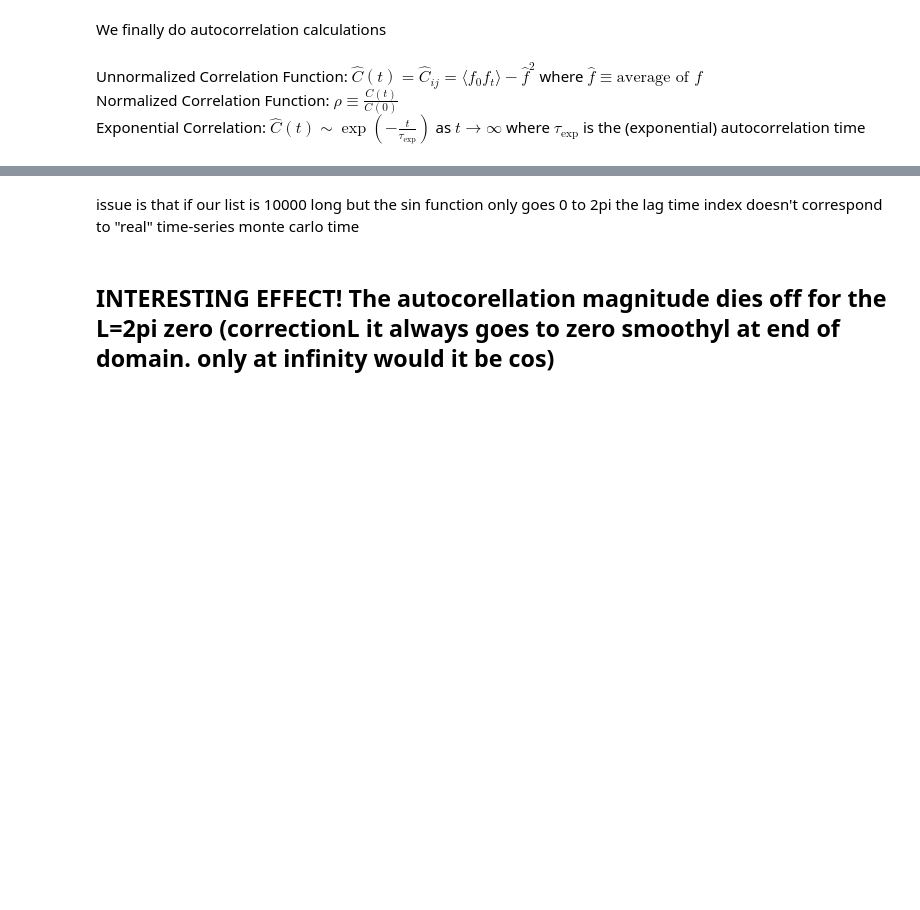
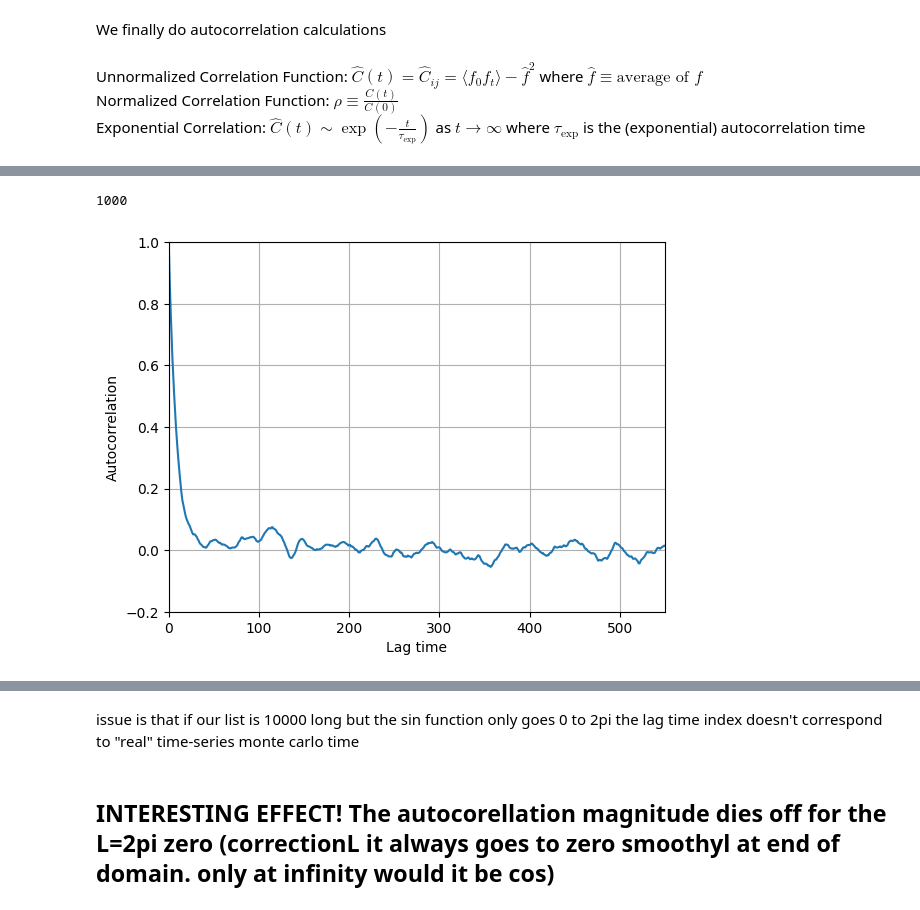
Before and after one commit to noahchanoah/thesis, a Jupyter notebook: Fising.ipynb, the cells around one changed output, grey strips where cells are left out. Saved outputs shown, nothing was run; the diff lists cells and outputs as text; code cells hidden in the pictures; blank space fills up the shorter version.

```diff
--- a/Fising.ipynb
+++ b/Fising.ipynb
@@ -892,0 +986,27 @@ def autoCorFIX(lagTime: int, timeSeriesData: list) -> float:
+# %%
+autoCor(499, avgMags)
+len(avgMags)
+# %% [output]
+1000
+# %%
+#might need to get rid of abs to see autocorrlation breaking. for lag times close to L, the autocor is wrong
+size = 32
+lat = initLattice(size,True)
+mTimeSeries = MetropolisSweeping(lat, 2.3, 50000)
+
+zeroLag = autoCor(0,mTimeSeries)
+arr = np.arange(int(len(mTimeSeries)/4))
+tsAcArr = [autoCor(t,mTimeSeries)/zeroLag for t in arr]
+
+
+plt.xlim(0,550)
+plt.ylim(-0.2,1)
+# #plt.plot(metSteps, avgMags)
+plt.plot(arr, tsAcArr)
+# plt.xlabel("Lag time")
+# plt.ylabel("Autocorrelation")
+plt.xlabel("Lag time")
+plt.ylabel("Autocorrelation")
+plt.grid()
+# %% [output]
+[figure, added]
```
Also changed, not shown: parts of 16 cells of this notebook.
